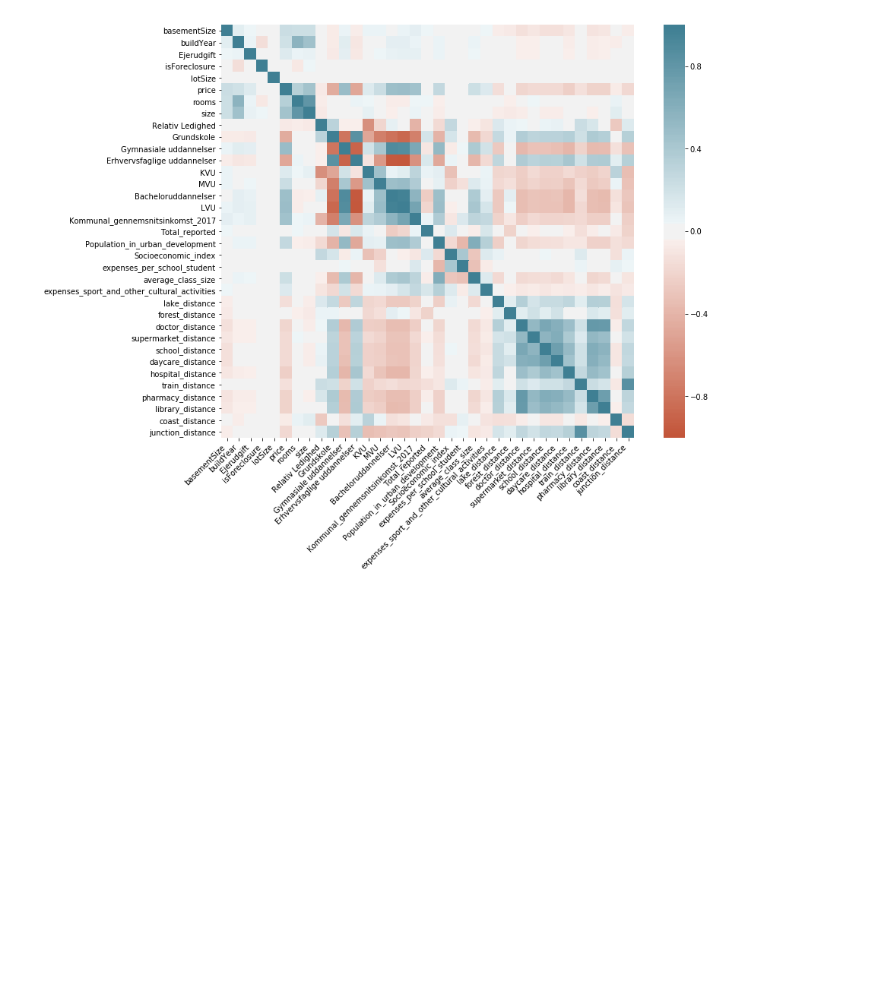
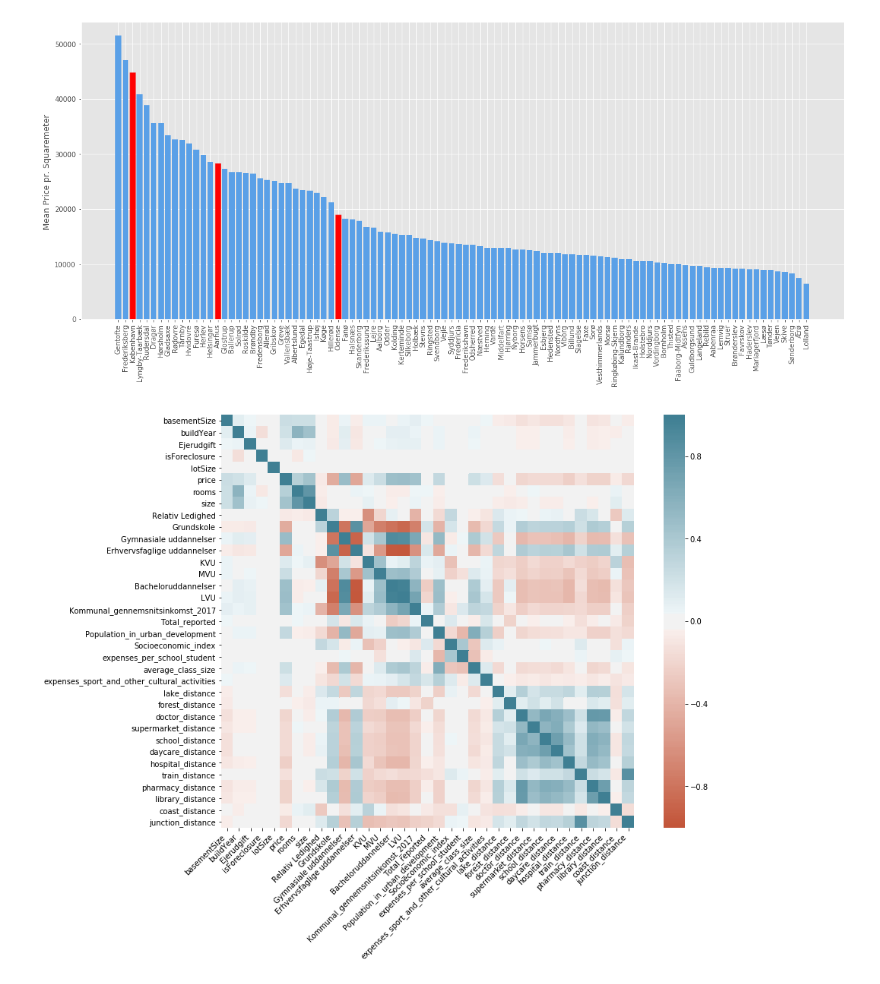
Before and after one commit to EsbenBL/Group-40---Exam, a Jupyter notebook: 01.5 Decriptives.ipynb, the cells around one changed output. Drawn from its saved outputs; the diff is of its cells as text; code cells hidden in the pictures; blank space fills up the shorter version.

```diff
--- a/01.5 Decriptives.ipynb
+++ b/01.5 Decriptives.ipynb
@@ -95,3 +52,16 @@ ax = sns.barplot(x="Type", y="price", data=df, estimator=median)
+# %%
+fig, ax = plt.subplots(figsize=(20,8))
+df1 = df.groupby('Kommune').mean().reset_index()
+df1 = df1.sort_values('squaremeterPrice', ascending = False)
+ax = plt.bar(range(len(df1)), df1['squaremeterPrice'], color=["#5AA0E7"])
+ax[2].set_color('r') # København
+ax[14].set_color('r') # Århus
+ax[31].set_color('r') # Odense
+plt.xticks(range(len(df1)), df1['Kommune'], rotation = 'vertical')
+plt.ylabel('Mean Price pr. Squaremeter ')
+fig.savefig('Barplot_Municipality.png')
+# %% [output]
+[figure, added]
 # %%
 corr = df.corr()
 plt.figure(figsize=(14, 10))
```
Also changed, not shown: parts of 10 cells of this notebook, 11 other files.
